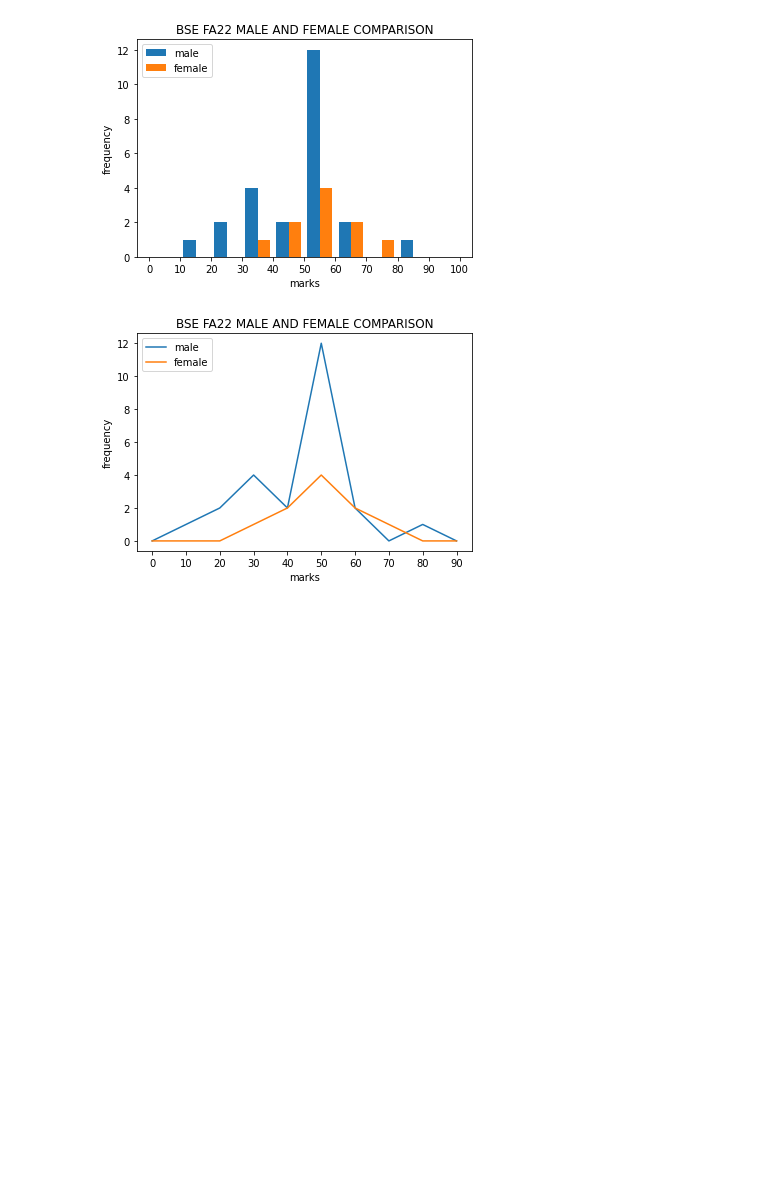
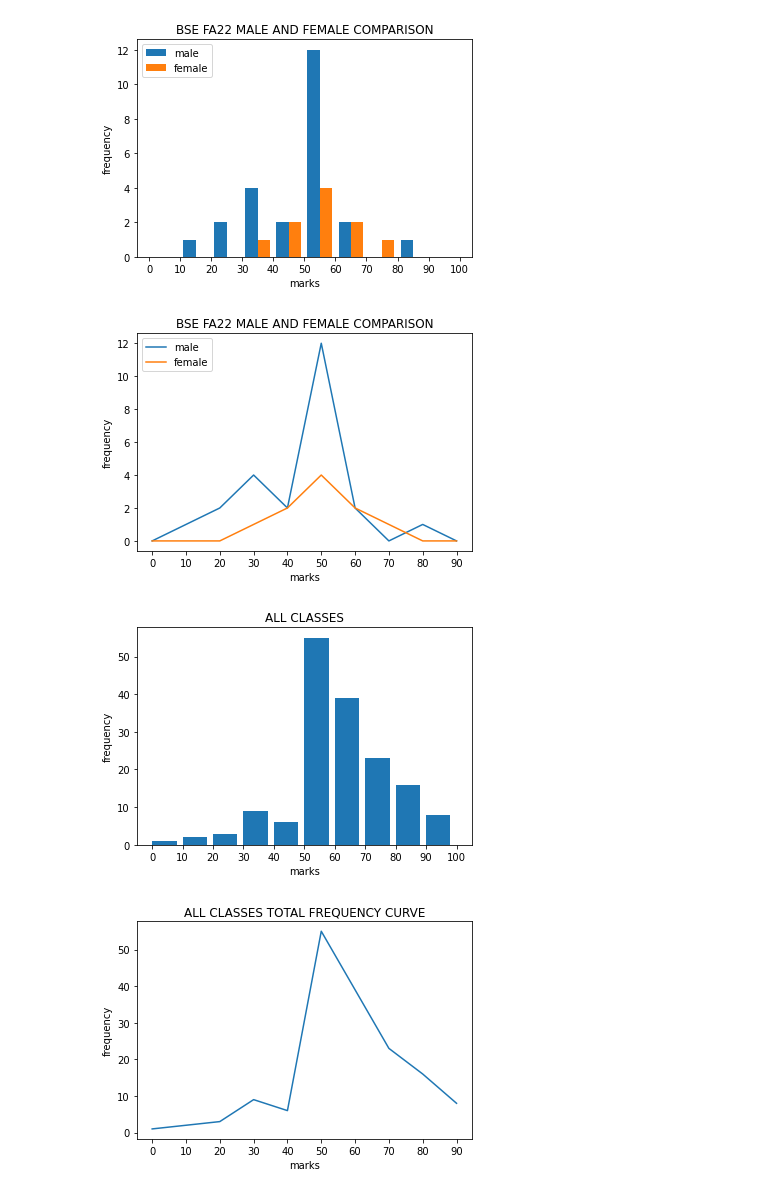
Before and after one commit to muneebahmedayub/sprob-assignment, a Jupyter notebook: assignment_2.ipynb, the cells around one changed output. Cells and saved outputs as stored; diff of their text form; code cells hidden in the pictures; blank space fills up the shorter version.

Commit message:
added all class data visualization

```diff
--- a/assignment_2.ipynb
+++ b/assignment_2.ipynb
@@ -11,13 +11,13 @@ import matplotlib.pyplot as plt
 # %%
 bins=[0,10,20,30,40,50,60,70,80,90,100]
 # %%
-bse_fa21 = pd.read_csv('/content/sprob-assignment-2/assets/bse_fa21.csv', index_col=0)
+bse_fa21 = pd.read_csv('assets/bse_fa21.csv', index_col=0)
 
-bse_fa22 = pd.read_csv('/content/sprob-assignment-2/assets/bse_fa22.csv', index_col=0)
+bse_fa22 = pd.read_csv('assets/bse_fa22.csv', index_col=0)
 
-bcs_sp22 = pd.read_csv('/content/sprob-assignment-2/assets/bcs_sp22.csv', index_col=0)
+bcs_sp22 = pd.read_csv('assets/bcs_sp22.csv', index_col=0)
 
-bcs_fa21 = pd.read_csv('/content/sprob-assignment-2/assets/bcs_fa21.csv', index_col=0)
+bcs_fa21 = pd.read_csv('assets/bcs_fa21.csv', index_col=0)
 
 display(bcs_fa21)
 # %% [output]
@@ -55,7 +55,7 @@ plt.show()
 # %%
 bcs_fa21_male = bcs_fa21[bcs_fa21["GENDER"] == "M"]
 bcs_fa21_female = bcs_fa21[bcs_fa21["GENDER"] == "F"]
-counts, bins, bars = plt.hist([bcs_fa21_male["TOTAL"].values, bcs_fa21_female["TOTAL"].values], bins=bins, label=['male', 'female'])
+counts, bins, bars = plt.hist([bcs_fa21_male["TOTAL"], bcs_fa21_female["TOTAL"]], bins=bins, label=['male', 'female'])
 plt.legend(loc="upper left")
 plt.xlabel('marks')
 plt.ylabel('frequency')
@@ -77,7 +77,7 @@ plt.show()
 # %%
 bcs_sp22_male = bcs_sp22[bcs_sp22["GENDER"] == "M"]
 bcs_sp22_female = bcs_sp22[bcs_sp22["GENDER"] == "F"]
-counts, bins, bars = plt.hist([bcs_sp22_male["TOTAL"].values, bcs_sp22_female["TOTAL"].values], bins=bins, label=['male', 'female'])
+counts, bins, bars = plt.hist([bcs_sp22_male["TOTAL"], bcs_sp22_female["TOTAL"]], bins=bins, label=['male', 'female'])
 plt.legend(loc="upper left")
 plt.xlabel('marks')
 plt.ylabel('frequency')
@@ -99,7 +99,7 @@ plt.show()
 # %%
 bse_fa21_male = bse_fa21[bse_fa21["GENDER"] == "M"]
 bse_fa21_female = bse_fa21[bse_fa21["GENDER"] == "F"]
-counts, bins, bars = plt.hist([bse_fa21_male["TOTAL"].values, bse_fa21_female["TOTAL"].values], bins=bins, label=['male', 'female'])
+counts, bins, bars = plt.hist([bse_fa21_male["TOTAL"], bse_fa21_female["TOTAL"]], bins=bins, label=['male', 'female'])
 plt.legend(loc="upper left")
 plt.xlabel('marks')
 plt.ylabel('frequency')
@@ -140,3 +140,21 @@ plt.show()
 # %% [output]
 [figure]
 [figure]
+# %%
+all_classes = bcs_fa21.append([bcs_sp22, bse_fa22, bse_fa21], ignore_index=True)
+counts, bins, bars = plt.hist(all_classes['TOTAL'], width=8, bins=bins)
+plt.xlabel('marks')
+plt.ylabel('frequency')
+plt.title('ALL CLASSES')
+plt.xticks(bins)
+plt.show()
+
+plt.plot(bins[:-1], counts)
+plt.xlabel('marks')
+plt.ylabel('frequency')
+plt.title('ALL CLASSES TOTAL FREQUENCY CURVE')
+plt.xticks(bins[:-1])
+plt.show()
+# %% [output]
+[figure, added]
+[figure, added]
```
Also changed, not shown: parts of 2 cells of this notebook.
